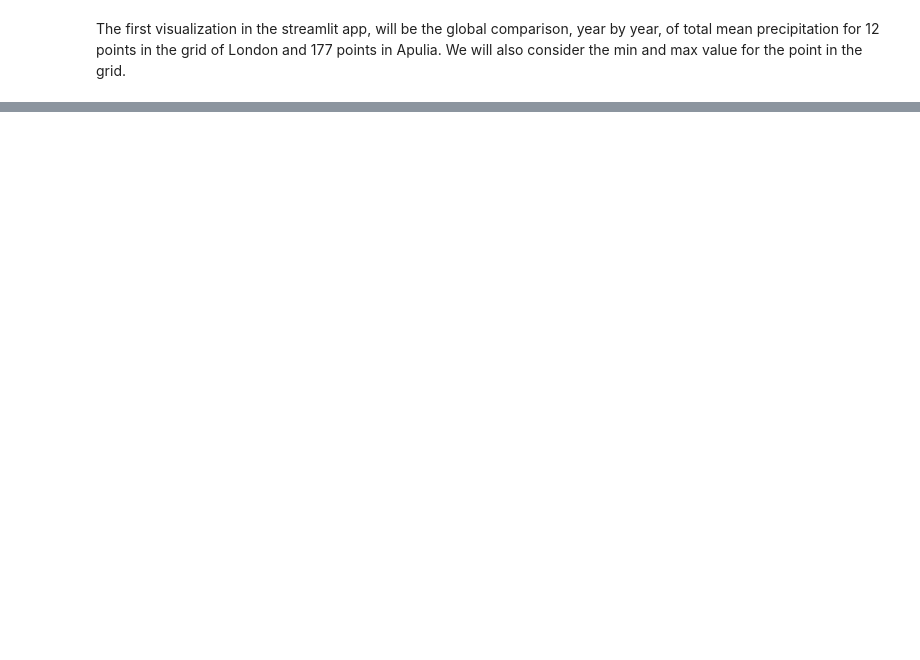
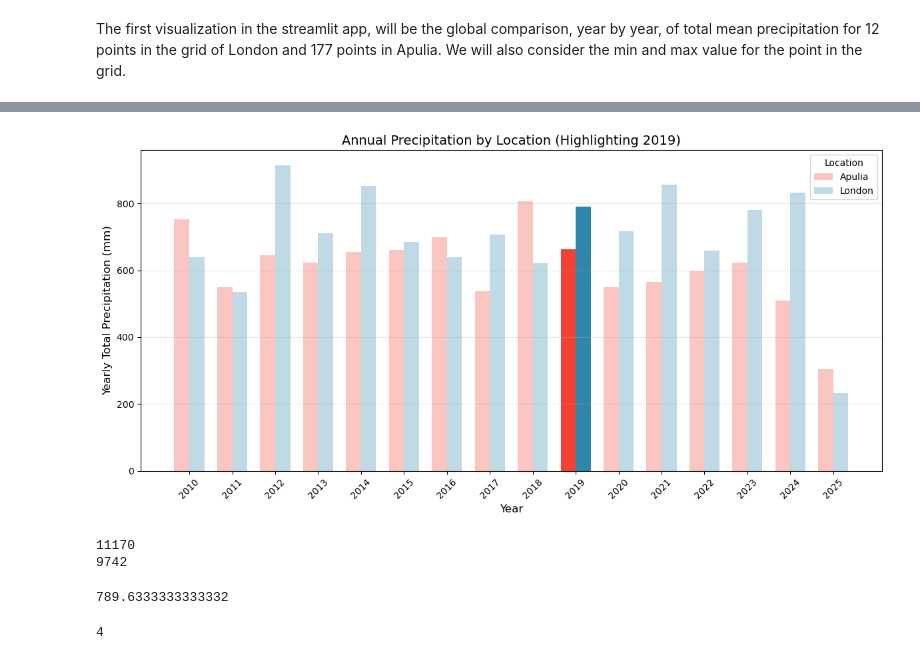
Before and after one commit to pacoraggio/London-Rainfall, a Jupyter notebook: streamlit/data_analysis_and_visualization.ipynb, the cells around one changed output, grey strips where cells are left out. Drawn from its saved outputs; the diff is of its cells as text; code cells hidden in the pictures; blank space fills up the shorter version.

```diff
--- a/streamlit/data_analysis_and_visualization.ipynb
+++ b/streamlit/data_analysis_and_visualization.ipynb
@@ -15,6 +47,20 @@ We will start with yearly precipitation, considering the mean computed for all p
 # %%
 london_yearly_mean = pd.read_parquet('./data/data_london_yearly_mean.parquet')
 puglia_yearly_mean = pd.read_parquet('./data/data_puglia_yearly_mean.parquet')
+
+london_yearly_mean = london_yearly_mean[london_yearly_mean['year'] > london_yearly_mean['year'].min()].copy()
+puglia_yearly_mean = puglia_yearly_mean[puglia_yearly_mean['year'] > puglia_yearly_mean['year'].min()].copy()
 # %%
-london_yearly_mean = london_yearly_mean[london_yearly_mean['year'] > london_yearly_mean['year'].min()]
-puglia_yearly_mean = puglia_yearly_mean[puglia_yearly_mean['year'] > puglia_yearly_mean['year'].min()]
+london_yearly_points = pd.read_parquet('./data/data_london_yearly_sum_all_points.parquet')
+london_yearly_points = london_yearly_points[london_yearly_points['year'] > 2009].copy()
+london_yearly_points['coordinates'] = list(zip(london_yearly_points['latitude'], london_yearly_points['longitude']))
+london_yearly_points['coordinates_str'] = london_yearly_points['latitude'].astype(str) + ',' + london_yearly_points['longitude'].astype(str)
+
+puglia_yearly_points =pd.read_parquet('./data/data_puglia_yearly_sum_all_points.parquet')
+puglia_yearly_points = puglia_yearly_points[puglia_yearly_points['year'] > 2009].copy()
+puglia_yearly_points['coordinates'] = list(zip(puglia_yearly_points['latitude'], puglia_yearly_points['longitude']))
+puglia_yearly_points['coordinates_str'] = puglia_yearly_points['latitude'].astype(str) + ',' + puglia_yearly_points['longitude'].astype(str)
+
+
+puglia_yearly_points.to_parquet('./data/puglia_yearly_points.parquet')
+london_yearly_points.to_parquet('./data/london_yearly_points.parquet')
@@ -31,3 +66,0 @@ puglia_yearly_mean = puglia_yearly_mean[puglia_yearly_mean['year'] > puglia_year
-# %%
-london_yearly_mean = london_yearly_mean[london_yearly_mean['year'] > 2017]
-london_yearly_mean
@@ -44,8 +83,8 @@ london_yearly_mean
 # %% [markdown]
 The first visualization in the streamlit app, will be the global comparison, year by year, of total mean precipitation for 12 points in the grid of London and 177 points in Apulia. We will also consider the min and max value for the point in the grid.
 # %%
-london_yearly_points = pd.read_parquet('./data/data_london_yearly_sum_all_points.parquet')
-london_yearly_points = london_yearly_points[london_yearly_points['year'] > 2017].copy()
+london_yearly_mean['location'] = 'london'
+puglia_yearly_mean['location'] = 'apulia'
 
-puglia_yearly_points =pd.read_parquet('./data/data_puglia_yearly_sum_all_points.parquet')
-puglia_yearly_points = puglia_yearly_points[puglia_yearly_points['year'] > 2017].copy()
+df_plot = pd.concat([london_yearly_mean, puglia_yearly_mean])
+df_plot
@@ -67,0 +268,24 @@ def location_year_min_max(df, year = 2018):
+# %%
+selected_year = 2019
+
+plot_highlighted_bars_seaborn(df_plot=df_plot, selected_year = selected_year);
+# %% [output]
+[figure, added]
+# %%
+london_sum = np.int64(london_yearly_mean['yearly_tp_mm'].sum())
+puglia_sum = np.int64(puglia_yearly_mean['yearly_tp_mm'].sum())
+
+print(london_sum)
+print(puglia_sum)
+# %% [output]
+11170
+9742
+# %%
+london_yearly_points[london_yearly_points['year'] == selected_year]['yearly_tp_mm'].mean()
+# %% [output]
+789.6333333333332
+# %%
+puglia_yearly_points[(puglia_yearly_points['year'] == selected_year) &
+                     (puglia_yearly_points['yearly_tp_mm'] > london_yearly_mean[london_yearly_mean['year'] == selected_year]['yearly_tp_mm'].values[0])].shape[0]
+# %% [output]
+4
```
Also changed, not shown: parts of 30 cells of this notebook, 7 other files.
